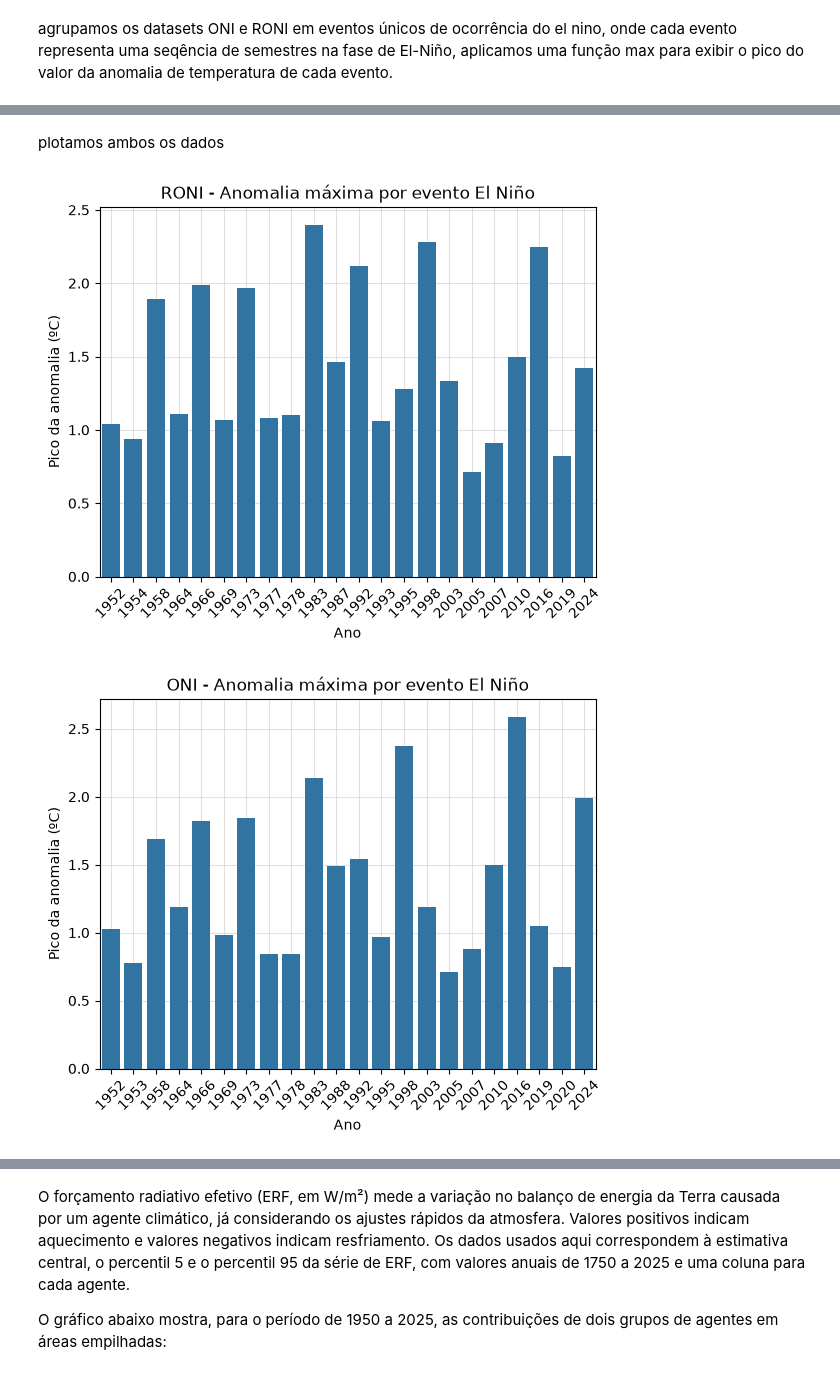
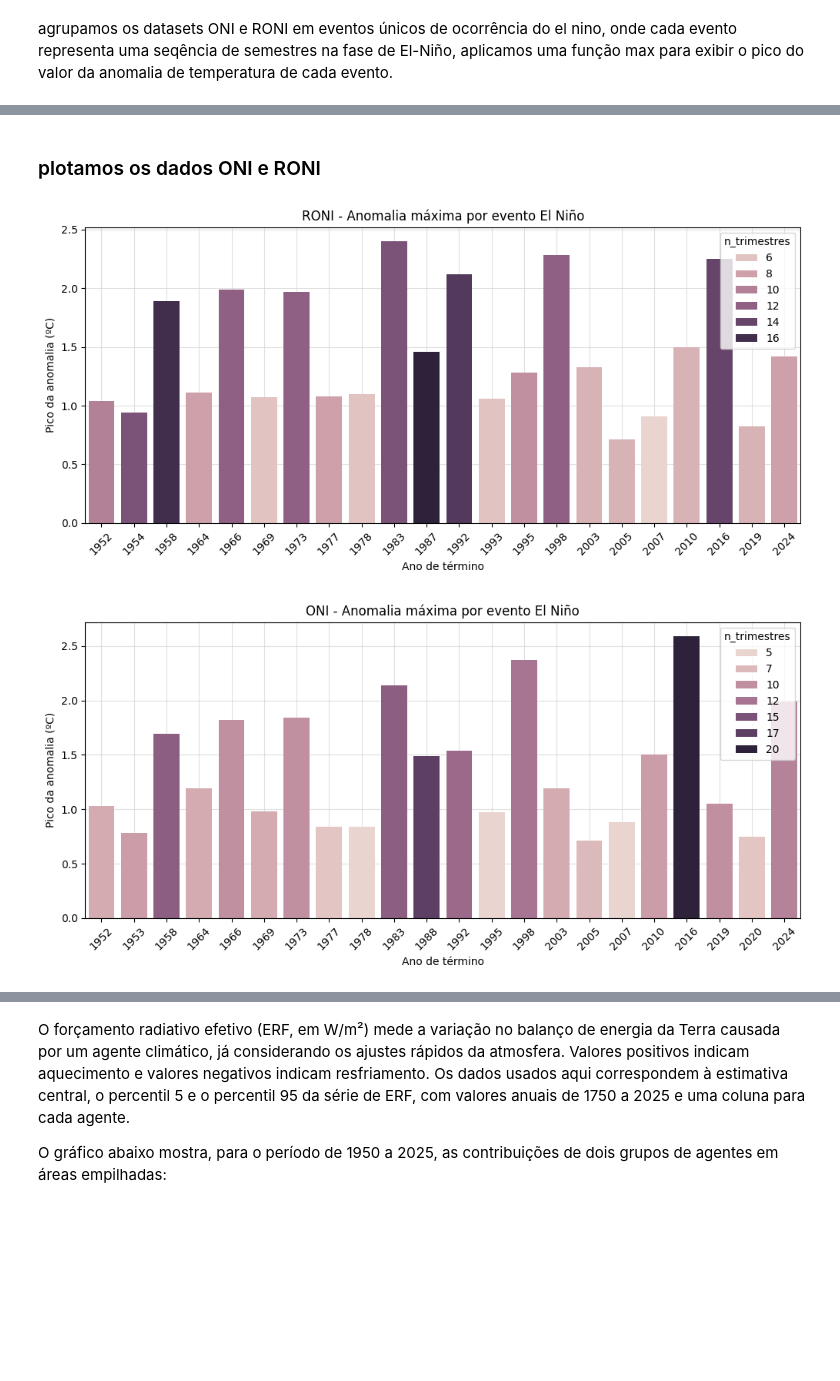
Before and after one commit to PETCC-UFRN/DataPET-Relatorio2-2026, a Jupyter notebook: src/datapet_relatorio2_2026/analise_exploratoria/AnaliseClimaticaExp.ipynb, the cells around one changed output, grey strips where cells are left out. Saved outputs shown, nothing was run; the diff lists cells and outputs as text; code cells hidden in the pictures; blank space fills up the shorter version.

Commit message:
visualisações dos datasets ONI e RONI

```diff
--- a/src/datapet_relatorio2_2026/analise_exploratoria/AnaliseClimaticaExp.ipynb
+++ b/src/datapet_relatorio2_2026/analise_exploratoria/AnaliseClimaticaExp.ipynb
@@ -107,29 +70,53 @@ df.head(50)
+# %%
+df = oni_anom_evento.copy()
+df = (
+    df.groupby('evento')
+    .agg(anom_max_evento=('ANOM', 'max'),
+         YR=('YR', 'max'),
+         n_trimestres=('ANOM', 'size'))
+)
+oni_anom_max_evento = df
+df.head(100)
+
+df = roni_anom_evento.copy()
+df = (
+    df.groupby('evento')
+    .agg(anom_max_evento=('ANOM', 'max'),
+         YR=('YR', 'max'),
+         n_trimestres=('ANOM', 'size'))
+)
+roni_anom_max_evento = df
 # %% [markdown]
-plotamos ambos os dados
+### plotamos os dados ONI e RONI
 # %%
-import seaborn as sns
-ax = sns.barplot(data=roni_anom_max_evento, x= 'YR', y='anom_max_evento', )
+
+fig, ax = plt.subplots(figsize= [12,5])
+
+ax = sns.barplot(data=roni_anom_max_evento, x= 'YR', y='anom_max_evento', hue='n_trimestres' )
 ax.set_ylim(bottom=0)
 ax.set_title('RONI - Anomalia máxima por evento El Niño')
 ax.tick_params(axis= 'x',rotation=45)
-ax.set_xlabel('Ano')
+ax.set_xlabel('Ano de término')
 ax.set_ylabel('Pico da anomalia (ºC)')
 
 ax.grid(True, color='lightgray', linewidth=0.8, alpha=0.7)
 ax.set_axisbelow(True)  # deixa a grade atrás da linha
 plt.show()
 # %% [output]
-[figure, old version]
+[figure, new version]
 # %%
-ax = sns.barplot(data=oni_anom_max_evento, x= 'YR', y='anom_max_evento', )
+import seaborn as sns
+fig, ax = plt.subplots(figsize= [12,5])
+
+ax = sns.barplot(data=oni_anom_max_evento, x= 'YR', y='anom_max_evento', hue='n_trimestres' )
 ax.set_ylim(bottom=0)
 ax.set_title('ONI - Anomalia máxima por evento El Niño')
 ax.tick_params(axis= 'x',rotation=45)
-ax.set_xlabel('Ano')
+ax.set_xlabel('Ano de término')
 ax.set_ylabel('Pico da anomalia (ºC)')
 
 ax.grid(True, color='lightgray', linewidth=0.8, alpha=0.7)
 ax.set_axisbelow(True)  # deixa a grade atrás da linha
 plt.show()
 # %% [output]
-[figure, old version]
+[figure, new version]
```
Also changed, not shown: parts of 15 cells of this notebook.
